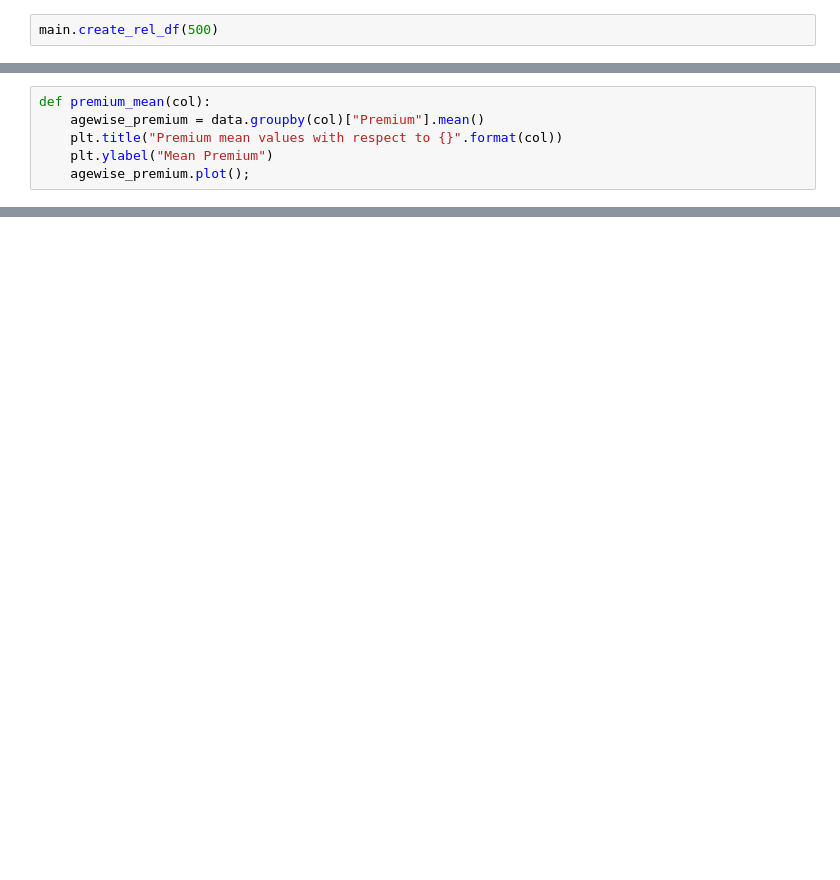
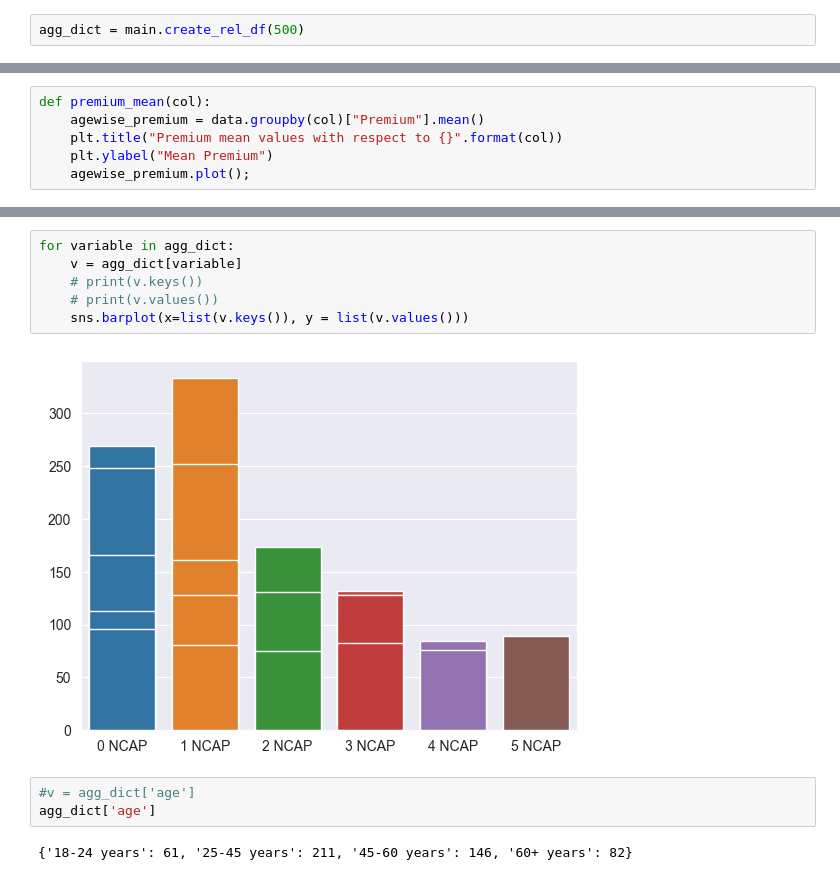
Before and after one commit to xplatipus98/2022Fall_projects, a Jupyter notebook: viz.ipynb, the cells around one changed output, grey strips where cells are left out. Drawn from its saved outputs; the diff is of its cells as text; blank space fills up the shorter version.

Commit message:
Visualization using SNS

```diff
--- a/viz.ipynb
+++ b/viz.ipynb
@@ -7,4 +6,4 @@ import seaborn as sns
 import main
 # %%
-main.create_rel_df(500)
+agg_dict = main.create_rel_df(500)
 # %% [output]
@@ -84,0 +117,13 @@ premium_mean("Annual_Mileage")
+# %%
+for variable in agg_dict:
+    v = agg_dict[variable]
+    # print(v.keys())
+    # print(v.values())
+    sns.barplot(x=list(v.keys()), y = list(v.values()))
+# %% [output]
+[figure, added]
+# %%
+#v = agg_dict['age']
+agg_dict['age']
+# %% [output]
+{'18-24 years': 61, '25-45 years': 211, '45-60 years': 146, '60+ years': 82}
```
Also changed, not shown: parts of 13 cells of this notebook, 1 other file.
